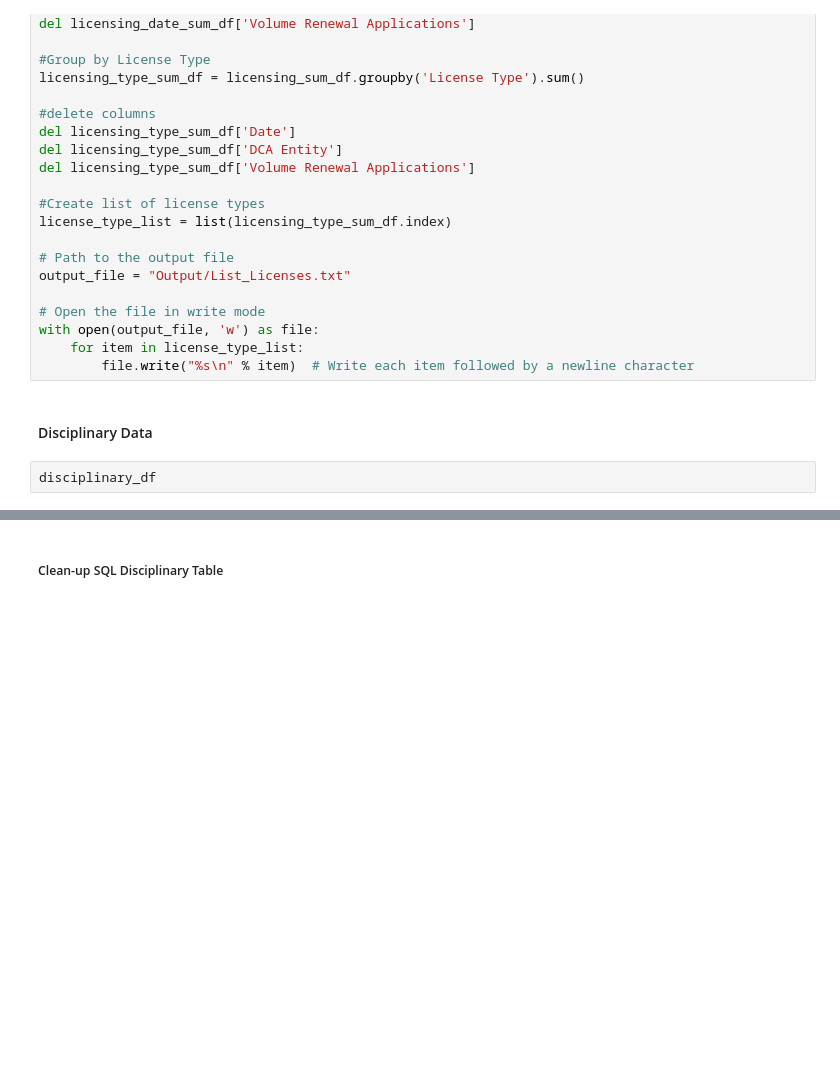
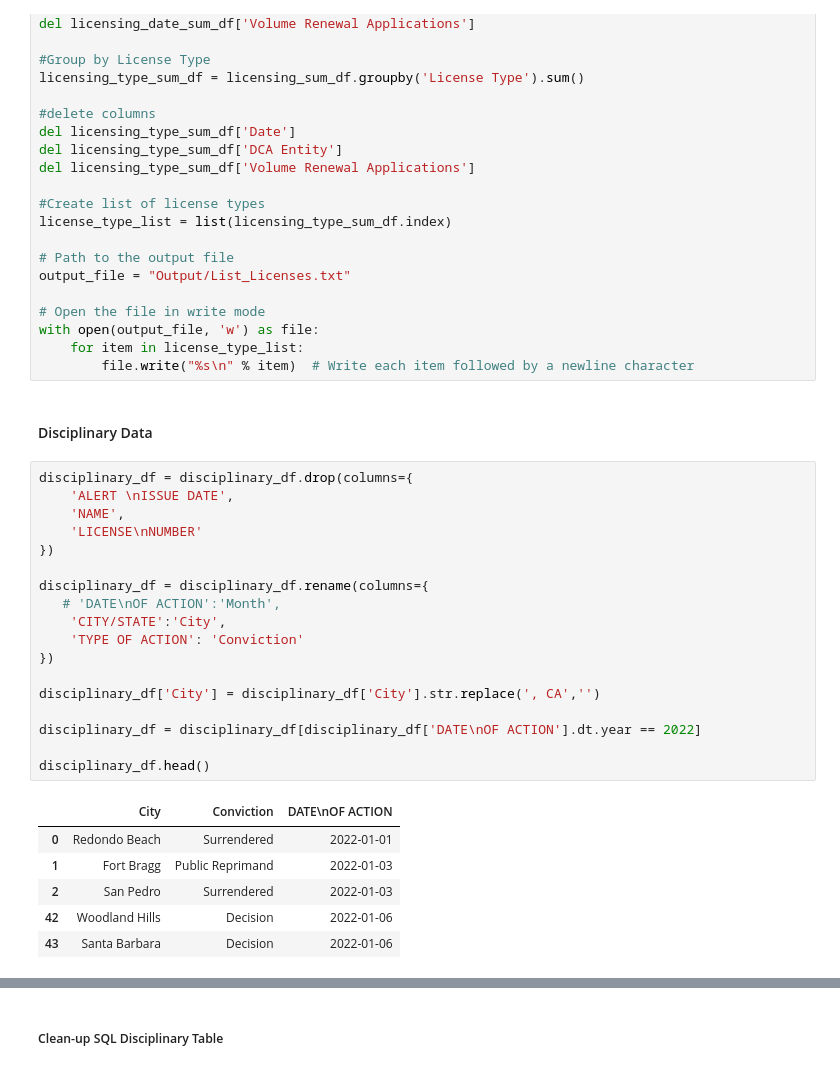
Before and after one commit to lleiva25/California-Medical-Board-2022, a Jupyter notebook: CA Medical Board.ipynb, the cells around one changed output, grey strips where cells are left out. Saved outputs shown, nothing was run; the diff lists cells and outputs as text; blank space fills up the shorter version.

```diff
--- a/CA Medical Board.ipynb
+++ b/CA Medical Board.ipynb
@@ -144,5 +151,28 @@ with open(output_file, 'w') as file:
         file.write("%s\n" % item)  # Write each item followed by a newline character
 # %% [markdown]
 <H4>Disciplinary Data</H4>
-# %%
-disciplinary_df
+# %%
+disciplinary_df = disciplinary_df.drop(columns={
+    'ALERT \nISSUE DATE',
+    'NAME',
+    'LICENSE\nNUMBER'
+})
+
+disciplinary_df = disciplinary_df.rename(columns={
+   # 'DATE\nOF ACTION':'Month',
+    'CITY/STATE':'City',
+    'TYPE OF ACTION': 'Conviction'
+})
+
+disciplinary_df['City'] = disciplinary_df['City'].str.replace(', CA','')
+
+disciplinary_df = disciplinary_df[disciplinary_df['DATE\nOF ACTION'].dt.year == 2022]
+
+disciplinary_df.head()
+# %% [output]
+|  | City | Conviction | DATE\nOF ACTION |
+| 0 | Redondo Beach | Surrendered | 2022-01-01 |
+| 1 | Fort Bragg | Public Reprimand | 2022-01-03 |
+| 2 | San Pedro | Surrendered | 2022-01-03 |
+| 42 | Woodland Hills | Decision | 2022-01-06 |
+| 43 | Santa Barbara | Decision | 2022-01-06 |
```
Also changed, not shown: parts of 9 cells of this notebook, 4 other files.
